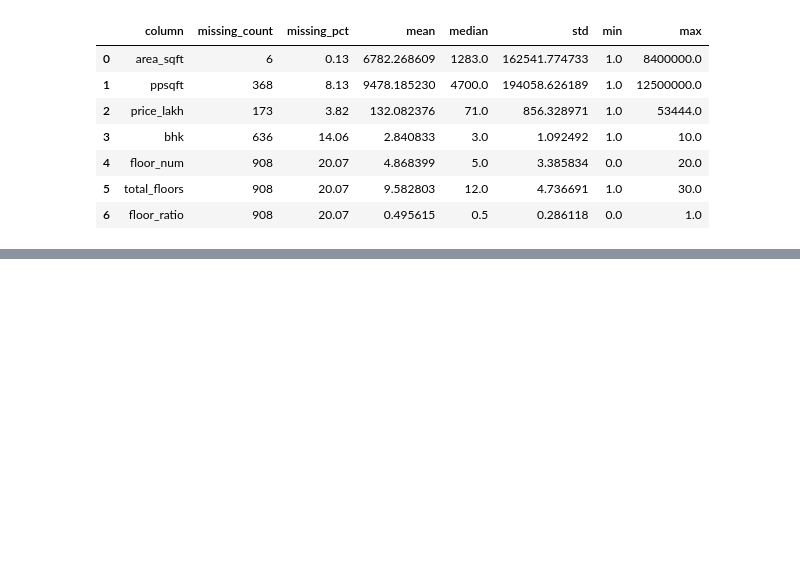
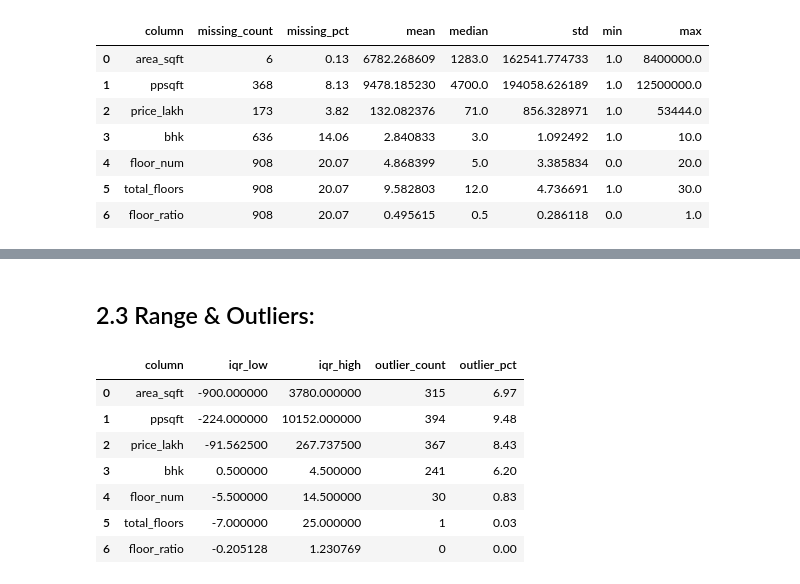
Before and after one commit to DanielNguyen-05/Analysis_Dataset, a Jupyter notebook: notebooks/01_data_exploration.ipynb, the cells around one changed output, grey strips where cells are left out. Drawn from its saved outputs; the diff is of its cells as text; code cells hidden in the pictures; blank space fills up the shorter version.

```diff
--- a/notebooks/01_data_exploration.ipynb
+++ b/notebooks/01_data_exploration.ipynb
@@ -406,3 +406,19 @@ summary
 | 4 | floor_num | 908 | 20.07 | 4.868399 | 5.0 | 3.385834 | 0.0 | 20.0 |
 | 5 | total_floors | 908 | 20.07 | 9.582803 | 12.0 | 4.736691 | 1.0 | 30.0 |
 | 6 | floor_ratio | 908 | 20.07 | 0.495615 | 0.5 | 0.286118 | 0.0 | 1.0 |
+# %%
+cols_to_check = ["area_sqft", "ppsqft", "price_lakh", "bhk"]
+def show_extremes(df_tmp, col, n=8):
+    s = df_tmp[col].dropna()
+    if s.empty:
+        print(f"{col}: no valid numeric values")
+        return
+
+    idx_min = s.nsmallest(n).index
+    idx_max = s.nlargest(n).index
+
+    display(df_tmp.loc[idx_min, ["property_name","square_feet","price_per_sqft","price","floor", col]])
+    display(df_tmp.loc[idx_max, ["property_name","square_feet","price_per_sqft","price","floor", col]])
+
+for c in cols_to_check:
+    show_extremes(tmp, c, n=2)
@@ -470,0 +552,31 @@ plt.show()
+# %% [markdown]
+## 2.3 Range & Outliers:
+# %%
+def iqr_outlier_report(df_tmp, col):
+    x = df_tmp[col].dropna()
+    if x.empty:
+        return {"column": col, "iqr_low": np.nan, "iqr_high": np.nan, "outlier_count": 0, "outlier_pct": np.nan}
+
+    q1, q3 = x.quantile(0.25), x.quantile(0.75)
+    iqr = q3 - q1
+    lo, hi = q1 - 1.5*iqr, q3 + 1.5*iqr
+    out = ((x < lo) | (x > hi)).sum()
+    return {
+        "column": col,
+        "iqr_low": lo,
+        "iqr_high": hi,
+        "outlier_count": int(out),
+        "outlier_pct": round(out / len(x) * 100, 2)
+    }
+
+iqr_df = pd.DataFrame([iqr_outlier_report(tmp, c) for c in num_cols])
+iqr_df
+# %% [output]
+|  | column | iqr_low | iqr_high | outlier_count | outlier_pct |
+| 0 | area_sqft | -900.000000 | 3780.000000 | 315 | 6.97 |
+| 1 | ppsqft | -224.000000 | 10152.000000 | 394 | 9.48 |
+| 2 | price_lakh | -91.562500 | 267.737500 | 367 | 8.43 |
+| 3 | bhk | 0.500000 | 4.500000 | 241 | 6.20 |
+| 4 | floor_num | -5.500000 | 14.500000 | 30 | 0.83 |
+| 5 | total_floors | -7.000000 | 25.000000 | 1 | 0.03 |
+| 6 | floor_ratio | -0.205128 | 1.230769 | 0 | 0.00 |
```
Also changed, not shown: parts of 14 cells of this notebook.
